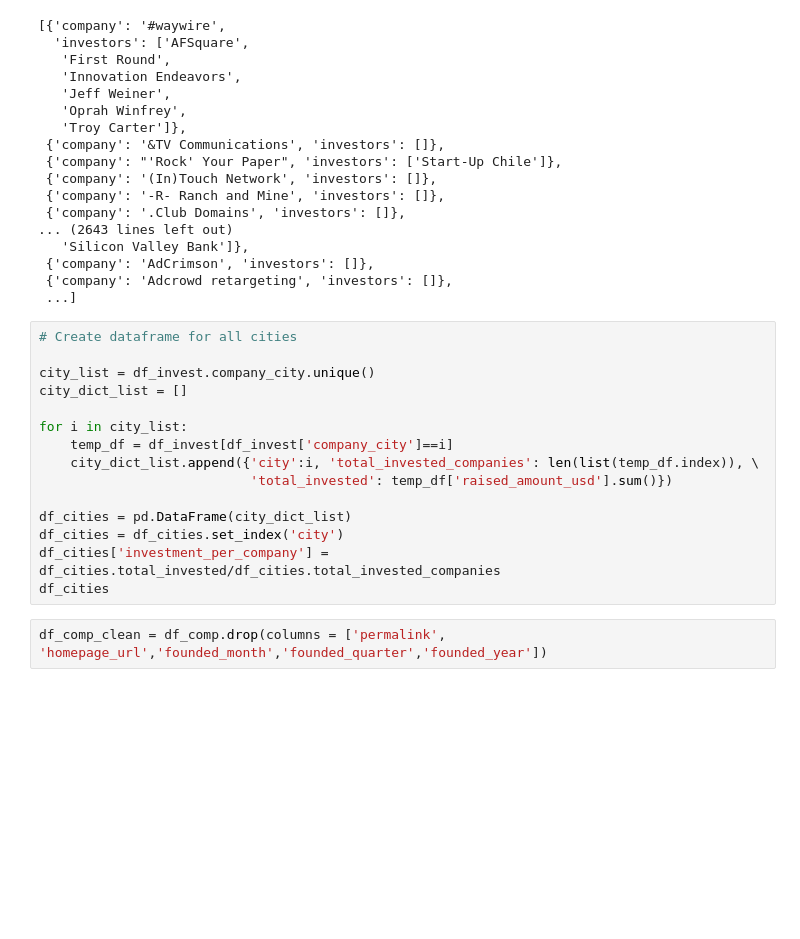
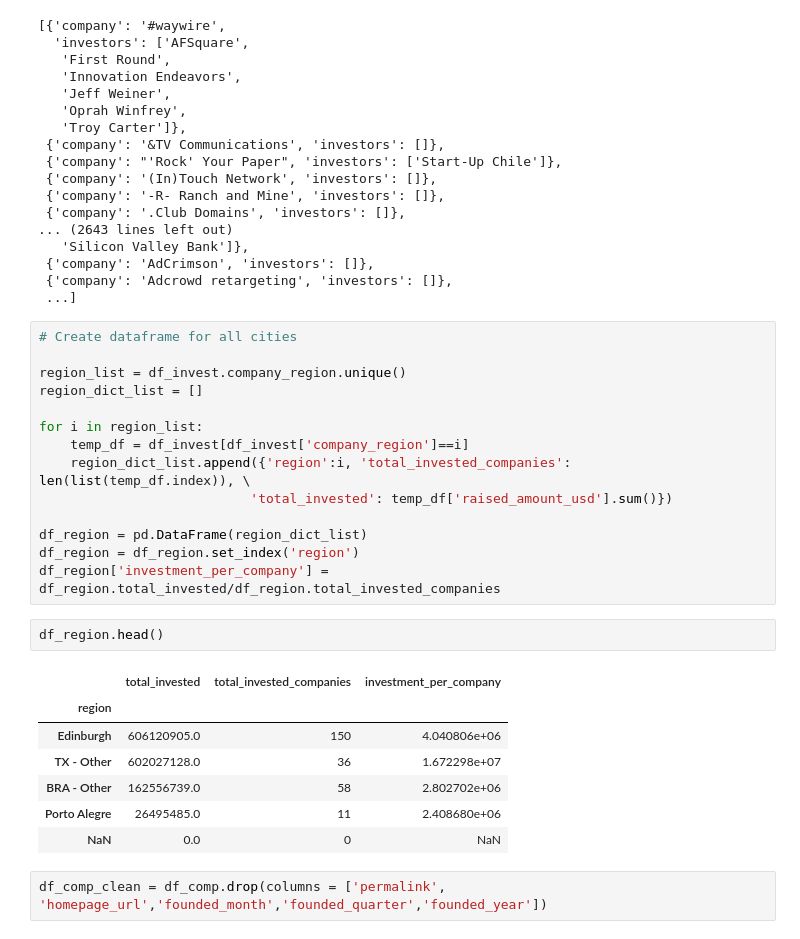
Before and after one commit to jdmendoza/predicting_startup_success, a Jupyter notebook: Nazim_investor_and_city_ranking.ipynb, the cells around one changed output. Drawn from its saved outputs; the diff is of its cells as text; blank space fills up the shorter version.

Commit message:
Changed city to region

```diff
--- a/Nazim_investor_and_city_ranking.ipynb
+++ b/Nazim_investor_and_city_ranking.ipynb
@@ -151,18 +151,27 @@ company_dict_list
 # %%
 # Create dataframe for all cities
 
-city_list = df_invest.company_city.unique()
-city_dict_list = []
+region_list = df_invest.company_region.unique()
+region_dict_list = []
 
-for i in city_list:
-    temp_df = df_invest[df_invest['company_city']==i]
-    city_dict_list.append({'city':i, 'total_invested_companies': len(list(temp_df.index)), \
+for i in region_list:
+    temp_df = df_invest[df_invest['company_region']==i]
+    region_dict_list.append({'region':i, 'total_invested_companies': len(list(temp_df.index)), \
                            'total_invested': temp_df['raised_amount_usd'].sum()})
 
-df_cities = pd.DataFrame(city_dict_list)
-df_cities = df_cities.set_index('city')
-df_cities['investment_per_company'] = df_cities.total_invested/df_cities.total_invested_companies
-df_cities
+df_region = pd.DataFrame(region_dict_list)
+df_region = df_region.set_index('region')
+df_region['investment_per_company'] = df_region.total_invested/df_region.total_invested_companies
+# %%
+df_region.head()
+# %% [output]
+|  | total_invested | total_invested_companies | investment_per_company |
+| region |  |  |  |
+| Edinburgh | 606120905.0 | 150 | 4.040806e+06 |
+| TX - Other | 602027128.0 | 36 | 1.672298e+07 |
+| BRA - Other | 162556739.0 | 58 | 2.802702e+06 |
+| Porto Alegre | 26495485.0 | 11 | 2.408680e+06 |
+| NaN | 0.0 | 0 | NaN |
 # %%
 df_comp_clean = df_comp.drop(columns = ['permalink', 'homepage_url','founded_month','founded_quarter','founded_year'])
 # %%
```
Also changed, not shown: parts of 1 cell of this notebook, 5 other files.
